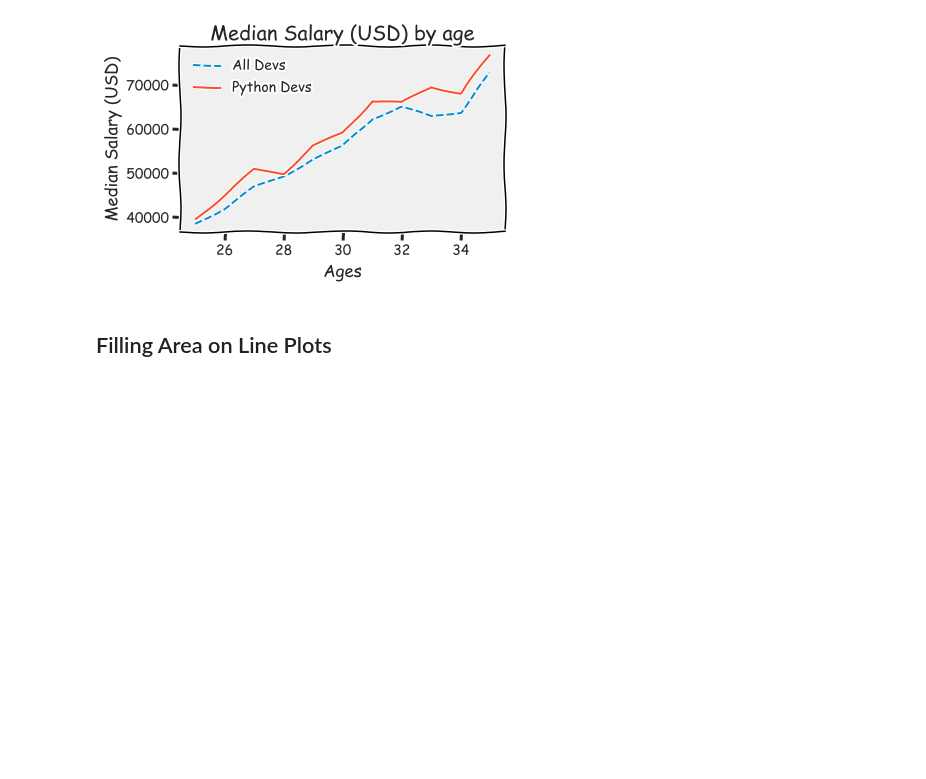
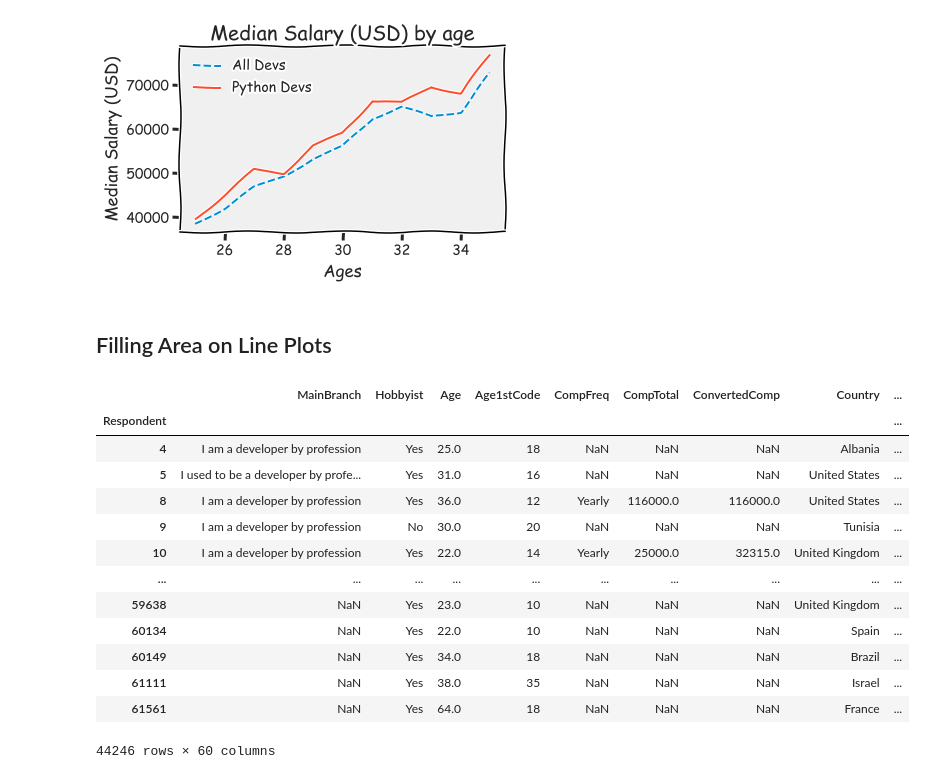
Before and after one commit to bekaarcoder/PyNotes, a Jupyter notebook: matplotlib/LineChart.ipynb, the cells around one changed output. Drawn from its saved outputs; the diff is of its cells as text; code cells hidden in the pictures; blank space fills up the shorter version.

```diff
--- a/matplotlib/LineChart.ipynb
+++ b/matplotlib/LineChart.ipynb
@@ -61,6 +61,23 @@ plt.savefig('data/plot.png')
 import pandas as pd
 # %%
 df = pd.read_csv('data/survey_results_public.csv', index_col='Respondent')
+# %%
+df = df.round(0)
 # %%
 age_filt = (df['Age'] >= 18)
-filtered_df = df.loc[age_filt, ['Age', 'ConvertedComp', 'LanguageWorkedWith']]
+df.loc[age_filt]
+# %% [output]
+|  | MainBranch | Hobbyist | Age | Age1stCode | CompFreq | CompTotal | ConvertedComp | Country | ... |
+| Respondent |  |  |  |  |  |  |  |  | ... |
+| 4 | I am a developer by profession | Yes | 25.0 | 18 | NaN | NaN | NaN | Albania | ... |
+| 5 | I used to be a developer by profe... | Yes | 31.0 | 16 | NaN | NaN | NaN | United States | ... |
+| 8 | I am a developer by profession | Yes | 36.0 | 12 | Yearly | 116000.0 | 116000.0 | United States | ... |
+| 9 | I am a developer by profession | No | 30.0 | 20 | NaN | NaN | NaN | Tunisia | ... |
+| 10 | I am a developer by profession | Yes | 22.0 | 14 | Yearly | 25000.0 | 32315.0 | United Kingdom | ... |
+| ... | ... | ... | ... | ... | ... | ... | ... | ... | ... |
+| 59638 | NaN | Yes | 23.0 | 10 | NaN | NaN | NaN | United Kingdom | ... |
+| 60134 | NaN | Yes | 22.0 | 10 | NaN | NaN | NaN | Spain | ... |
+| 60149 | NaN | Yes | 34.0 | 18 | NaN | NaN | NaN | Brazil | ... |
+| 61111 | NaN | Yes | 38.0 | 35 | NaN | NaN | NaN | Israel | ... |
+| 61561 | NaN | Yes | 64.0 | 18 | NaN | NaN | NaN | France | ... |
+44246 rows × 60 columns
```
Also changed, not shown: parts of 10 cells of this notebook, 4 other files.
